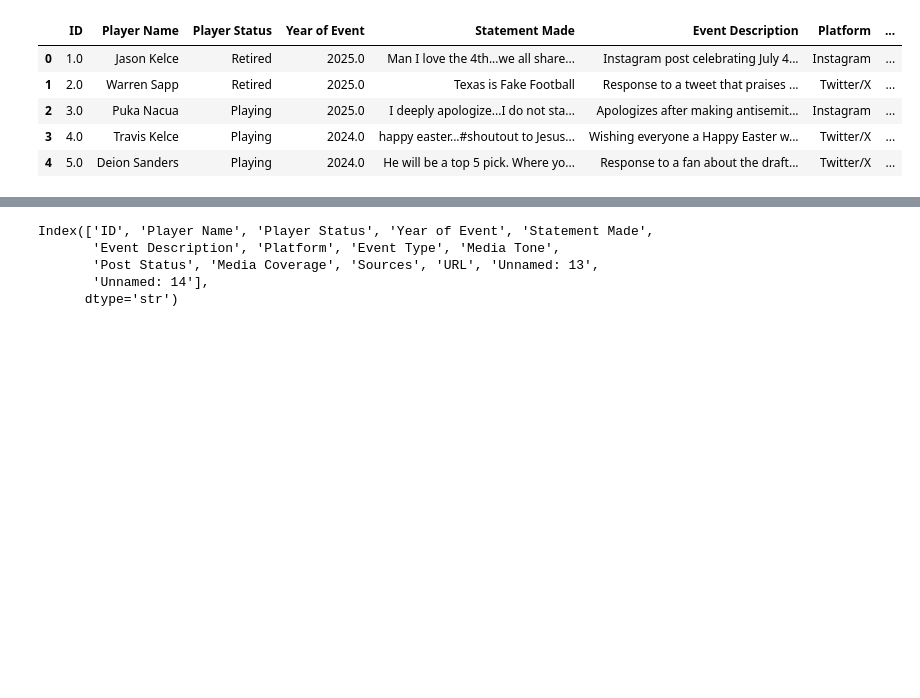
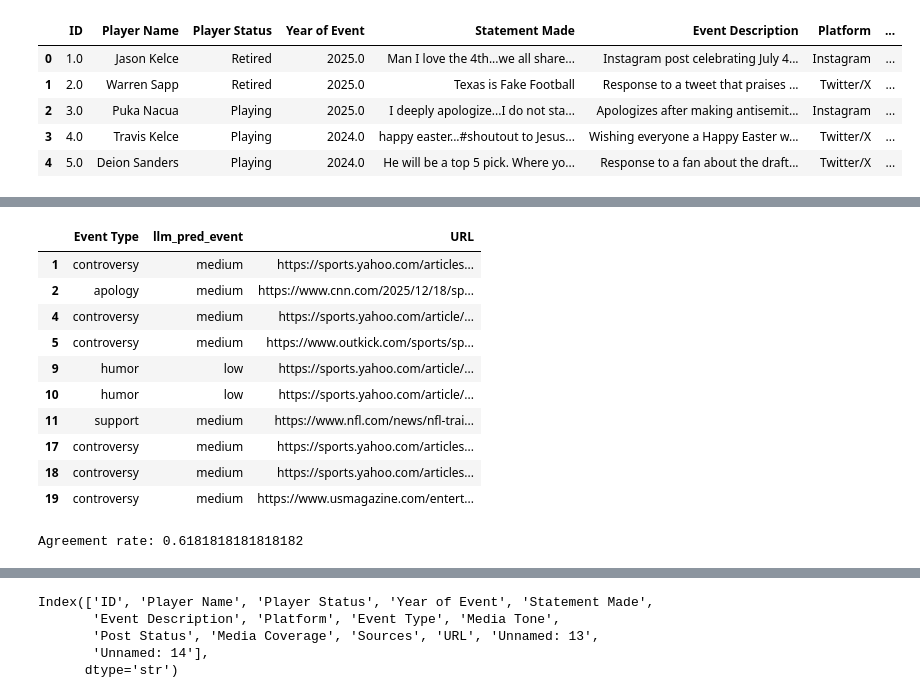
Before and after one commit to CultureAsData-UIUC/is310-spring-2026-group-1, a Jupyter notebook: Finalized_Datasets/Maya_Finalized_Dataset/computational_dataset.ipynb, the cells around one changed output, grey strips where cells are left out. Drawn from its saved outputs; the diff is of its cells as text; code cells hidden in the pictures; blank space fills up the shorter version.

```diff
--- a/Finalized_Datasets/Maya_Finalized_Dataset/computational_dataset.ipynb
+++ b/Finalized_Datasets/Maya_Finalized_Dataset/computational_dataset.ipynb
@@ -27,0 +99,2 @@ nfl_df.head()
+# %%
+test_nfl_df_true = test_nfl_df_true.drop(columns=['Unnamed: 13', 'Unnamed: 14'])
@@ -27,0 +180,3 @@ nfl_df.head()
+# %%
+# Run LLM classification
+test_nfl_df_true['llm_pred_event'] = test_nfl_df_true.apply(classify_cold, axis=1)
@@ -27,0 +202,26 @@ nfl_df.head()
+# %%
+test_nfl_df_true['llm_pred_event'] = (
+    test_nfl_df_true['llm_pred_event']
+    .str.strip()
+    .str.lower()
+)
+
+test_nfl_df_true['Event Type'] = (
+    test_nfl_df_true['Event Type']
+    .str.strip()
+    .str.lower()
+)
+# %%
+from sklearn.metrics import accuracy_score, classification_report, confusion_matrix
+
+# Drop missing predictions
+df_eval = test_nfl_df_true.dropna(subset=['llm_pred_event'])
+
+accuracy = accuracy_score(df_eval['Event Type'], df_eval['llm_pred_event'])
+print("Accuracy:", accuracy)
+
+print("\nClassification Report:")
+print(classification_report(df_eval['Event Type'], df_eval['llm_pred_event']))
+
+print("\nConfusion Matrix:")
+print(confusion_matrix(df_eval['Event Type'], df_eval['llm_pred_event']))
@@ -27,0 +246,23 @@ nfl_df.head()
+# %%
+errors = df_eval[df_eval['Event Type'] != df_eval['llm_pred_event']]
+
+errors[['Event Type', 'llm_pred_event', 'URL']].head(10)
+# %% [output]
+|  | Event Type | llm_pred_event | URL |
+| 1 | controversy | medium | https://sports.yahoo.com/articles... |
+| 2 | apology | medium | https://www.cnn.com/2025/12/18/sp... |
+| 4 | controversy | medium | https://sports.yahoo.com/article/... |
+| 5 | controversy | medium | https://www.outkick.com/sports/sp... |
+| 9 | humor | low | https://sports.yahoo.com/article/... |
+| 10 | humor | low | https://sports.yahoo.com/article/... |
+| 11 | support | medium | https://www.nfl.com/news/nfl-trai... |
+| 17 | controversy | medium | https://sports.yahoo.com/articles... |
+| 18 | controversy | medium | https://sports.yahoo.com/articles... |
+| 19 | controversy | medium | https://www.usmagazine.com/entert... |
+# %%
+df_eval['match'] = df_eval['Event Type'] == df_eval['llm_pred_event']
+agreement_rate = df_eval['match'].mean()
+
+print("Agreement rate:", agreement_rate)
+# %% [output]
+Agreement rate: 0.6181818181818182
```
Also changed, not shown: parts of 54 cells of this notebook.
